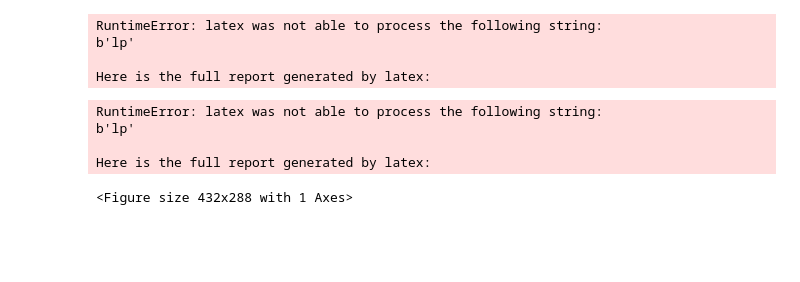
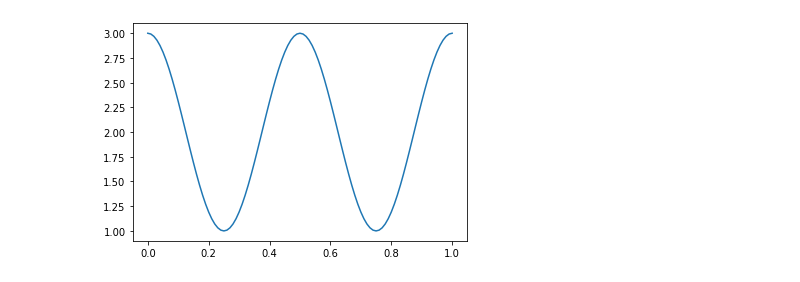
Before and after one commit to lachstr/physics_animations, a Jupyter notebook: tex_demo.ipynb, the cells around one changed output. Saved outputs shown, nothing was run; the diff lists cells and outputs as text; code cells hidden in the pictures; blank space fills up the shorter version.

Commit message:
fixed name error

```diff
--- a/tex_demo.ipynb
+++ b/tex_demo.ipynb
@@ -1,33 +1,14 @@
 # %%
 import numpy as np
 import matplotlib.pyplot as plt
 
 
 # Example data
 t = np.arange(0.0, 1.0 + 0.01, 0.01)
 s = np.cos(4 * np.pi * t) + 2
 
-plt.rc('text', usetex=True)
-plt.rc('font', family='serif')
 plt.plot(t, s)
 
-plt.xlabel(r'\textbf{time} (s)')
-plt.ylabel(r'\textit{voltage} (mV)',fontsize=16)
-plt.title(r"\TeX\ is Number "
-          r"$\displaystyle\sum_{n=1}^\infty\frac{-e^{i\pi}}{2^n}$!",
-          fontsize=16, color='gray')
-# Make room for the ridiculously large title.
-plt.subplots_adjust(top=0.8)
-
-plt.savefig('tex_demo')
 plt.show()
 # %% [output]
-RuntimeError: latex was not able to process the following string:
-b'lp'
-
-Here is the full report generated by latex:
-RuntimeError: latex was not able to process the following string:
-b'lp'
-
-Here is the full report generated by latex:
-<Figure size 432x288 with 1 Axes>
+[figure, added]
```
Also changed, not shown: 5 other files.
